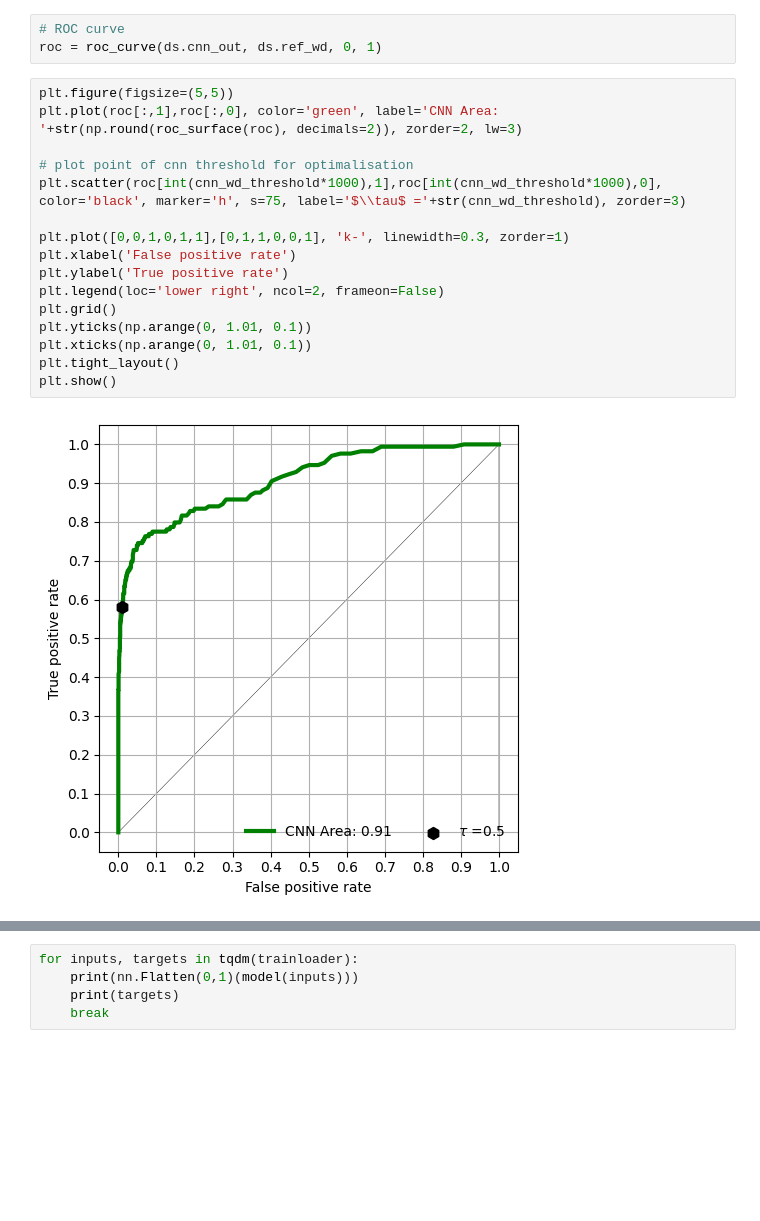
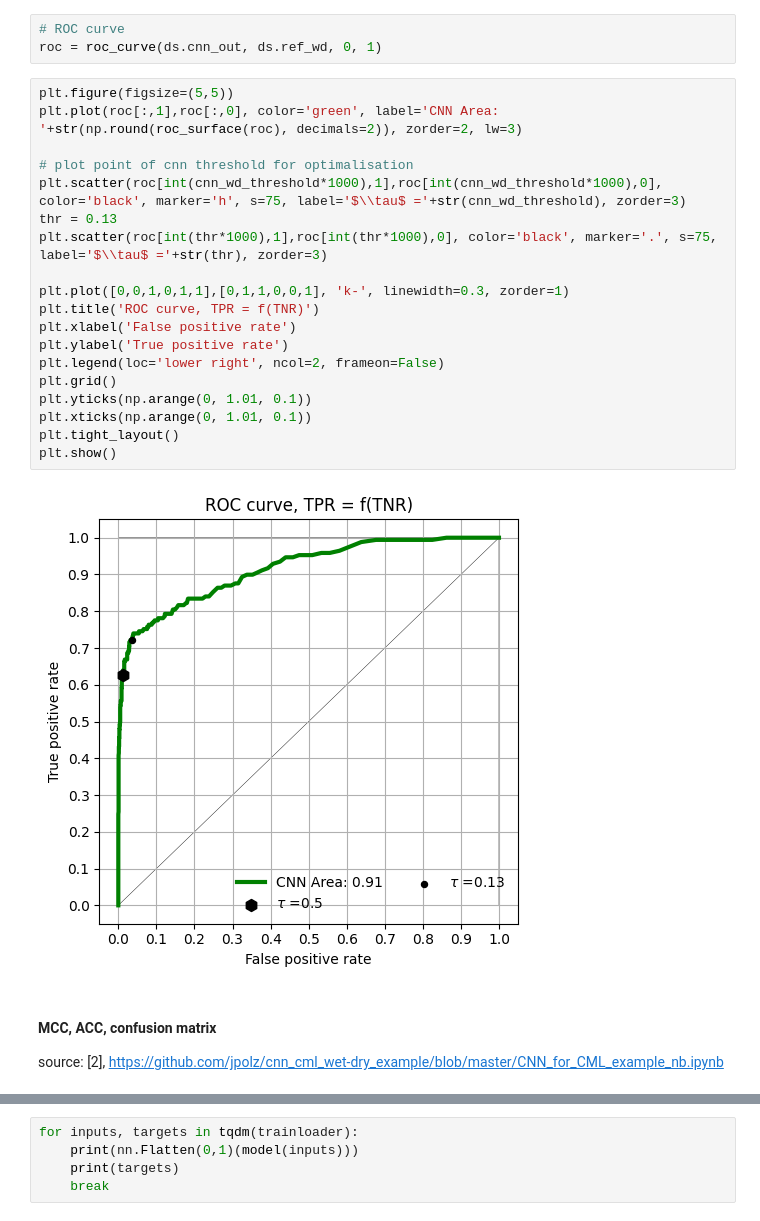
Before and after one commit to xkalet07/cml_wd_telcosense, a Jupyter notebook: attempt_01_dummy_data/my_train_cnn_1cml.ipynb, the cells around one changed output, grey strips where cells are left out. Cells and saved outputs as stored; diff of their text form; blank space fills up the shorter version.

```diff
--- a/attempt_01_dummy_data/my_train_cnn_1cml.ipynb
+++ b/attempt_01_dummy_data/my_train_cnn_1cml.ipynb
@@ -465,21 +442,27 @@ roc = roc_curve(ds.cnn_out, ds.ref_wd, 0, 1)
 # %%
 plt.figure(figsize=(5,5))
 plt.plot(roc[:,1],roc[:,0], color='green', label='CNN Area: '+str(np.round(roc_surface(roc), decimals=2)), zorder=2, lw=3)
 
 # plot point of cnn threshold for optimalisation
 plt.scatter(roc[int(cnn_wd_threshold*1000),1],roc[int(cnn_wd_threshold*1000),0], color='black', marker='h', s=75, label='$\\tau$ ='+str(cnn_wd_threshold), zorder=3)
+thr = 0.13
+plt.scatter(roc[int(thr*1000),1],roc[int(thr*1000),0], color='black', marker='.', s=75, label='$\\tau$ ='+str(thr), zorder=3)
 
 plt.plot([0,0,1,0,1,1],[0,1,1,0,0,1], 'k-', linewidth=0.3, zorder=1)
+plt.title('ROC curve, TPR = f(TNR)')
 plt.xlabel('False positive rate')
 plt.ylabel('True positive rate')
 plt.legend(loc='lower right', ncol=2, frameon=False)
 plt.grid()
 plt.yticks(np.arange(0, 1.01, 0.1))
 plt.xticks(np.arange(0, 1.01, 0.1))
 plt.tight_layout()
 plt.show()
 # %% [output]
-[figure, old version]
+[figure, new version]
+# %% [markdown]
+#### MCC, ACC, confusion matrix
+source: [2], https://github.com/jpolz/cnn_cml_wet-dry_example/blob/master/CNN_for_CML_example_nb.ipynb
 # %%
 print('CNN scores')
 
```
Also changed, not shown: parts of 10 cells of this notebook.
